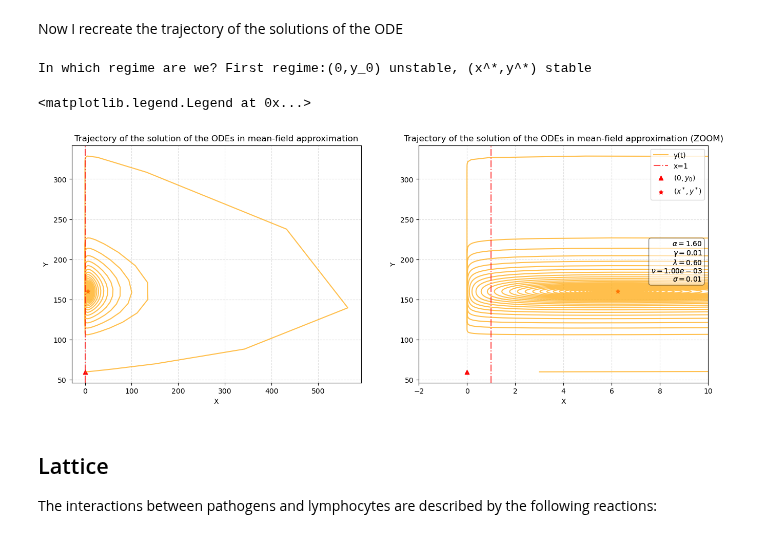
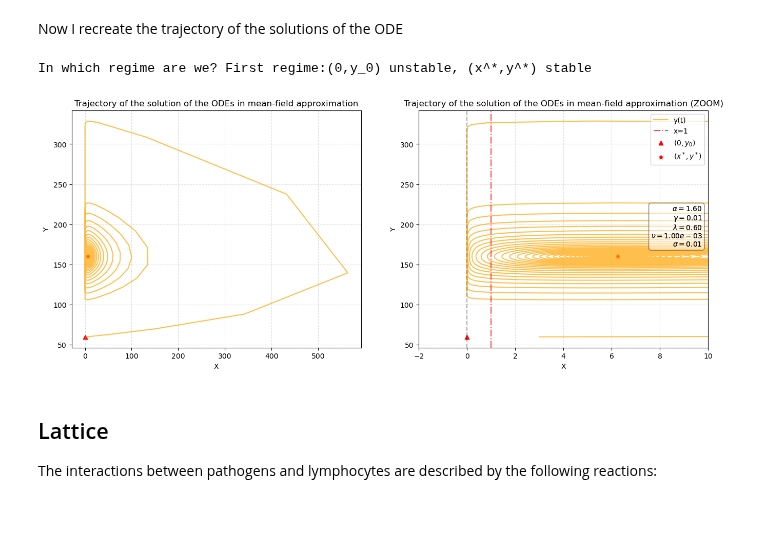
Before and after one commit to pietromalagoli/PCS, a Jupyter notebook: project.ipynb, the cells around one changed output. Drawn from its saved outputs; the diff is of its cells as text; code cells hidden in the pictures.

```diff
--- a/project.ipynb
+++ b/project.ipynb
@@ -158,10 +163,11 @@ x_star = (par['sigma']-par['lambda']*par['gamma']/par['alpha'])/par['nu']
 print(f'In which regime are we? {'First regime:(0,y_0) unstable, (x^*,y^*) stable' \
     if par['alpha']>(par['lambda']*par['gamma']/par['sigma']) else 'Second regime:(0,y_0) stable, (x^*,y^*) unstable'}')
 
+'''
 # Solve
 X_ode = odeint(system,z0,t_s,args=(par,))[:,0]
 Y_ode = odeint(system,z0,t_s,args=(par,))[:,1]
-
+'''
 '''
 # Normalization
 X_ode /= np.max(X_ode)
@@ -171,36 +177,36 @@ Y_ode /= np.max(Y_ode)
 y0 /= np.max(Y_ode)
 x_star /= np.max(X_ode)
 y_star /= np.max(Y_ode)
 '''
 
 fig,ax = plt.subplots(1,2,figsize=(16,6))
 # Trajectory of the solutions over time
 ax[0].plot(X_ode, Y_ode, c='orange', label='y(t)',alpha=0.7)
-ax[0].axvline(1,c='r',linestyle='-.',label='x=1',alpha=0.7)
 ax[0].set_title('Trajectory of the solution of the ODEs in mean-field approximation')
 ax[0].scatter(0,y0, c='r',marker='^',label=r'$(0,y_0)$')
 ax[0].scatter(x_star,y_star, c='r',marker='*',label=r'$(x^*,y^*)$')
 ax[0].set_xlabel('X')
 ax[0].set_ylabel('Y')
 ax[0].grid(True, which="both",alpha=0.4,linestyle='--')
 add_par_box(par)
 
 # Trajectory of the solutions over time zoomed
 ax[1].plot(X_ode, Y_ode, c='orange', label='y(t)',alpha=0.7)
 ax[1].axvline(1,c='r',linestyle='-.',label='x=1',alpha=0.7)
+ax[1].axvline(0,c='black',linestyle='--',alpha=0.3)
 ax[1].set_title('Trajectory of the solution of the ODEs in mean-field approximation (ZOOM)')
 ax[1].scatter(0,y0, c='r',marker='^',label=r'$(0,y_0)$')
 ax[1].scatter(x_star,y_star, c='r',marker='*',label=r'$(x^*,y^*)$')
 ax[1].set_xlim(-2,10)
 ax[1].set_xlabel('X')
 ax[1].set_ylabel('Y')
 ax[1].grid(True, which="both",alpha=0.4,linestyle='--')
 add_par_box(par)
 plt.legend(loc='upper right')
+plt.savefig('plots/Traj_ODE.png')
 # %% [output]
 In which regime are we? First regime:(0,y_0) unstable, (x^*,y^*) stable
-<matplotlib.legend.Legend at 0x...>
-[figure, old version]
+[figure, new version]
 # %% [markdown]
 ## Lattice ##
 The interactions between pathogens and lymphocytes are described by the following reactions:
```
Also changed, not shown: parts of 13 cells of this notebook, 2 other files.
